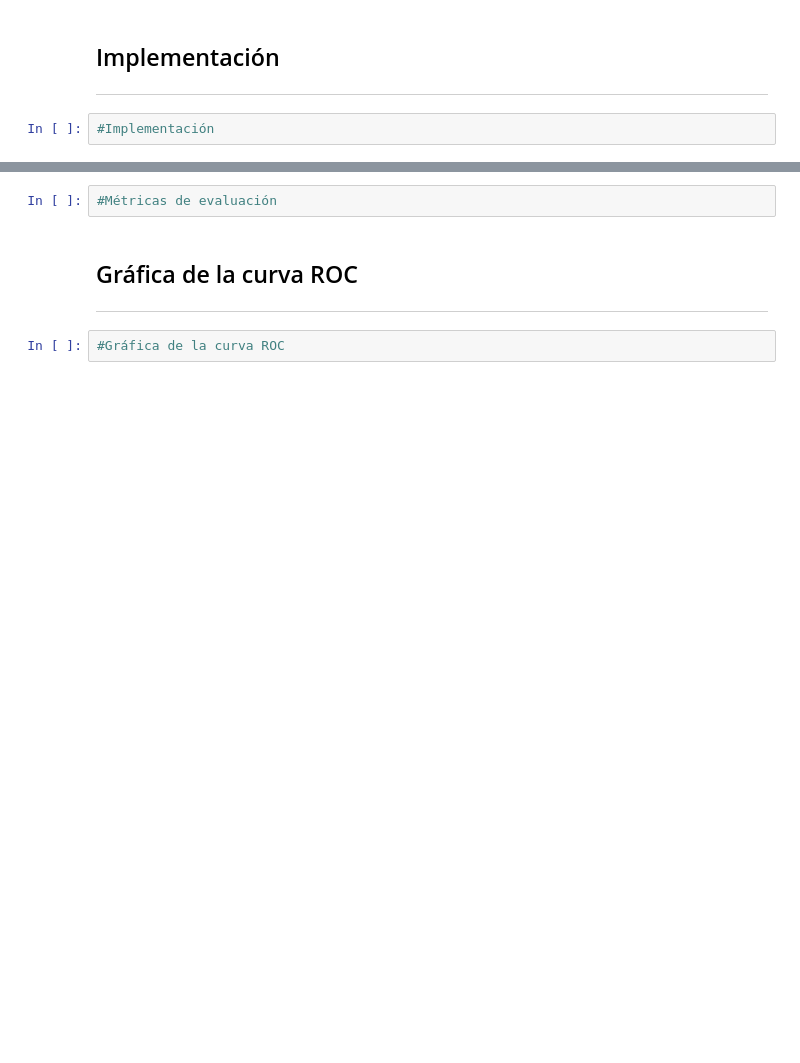
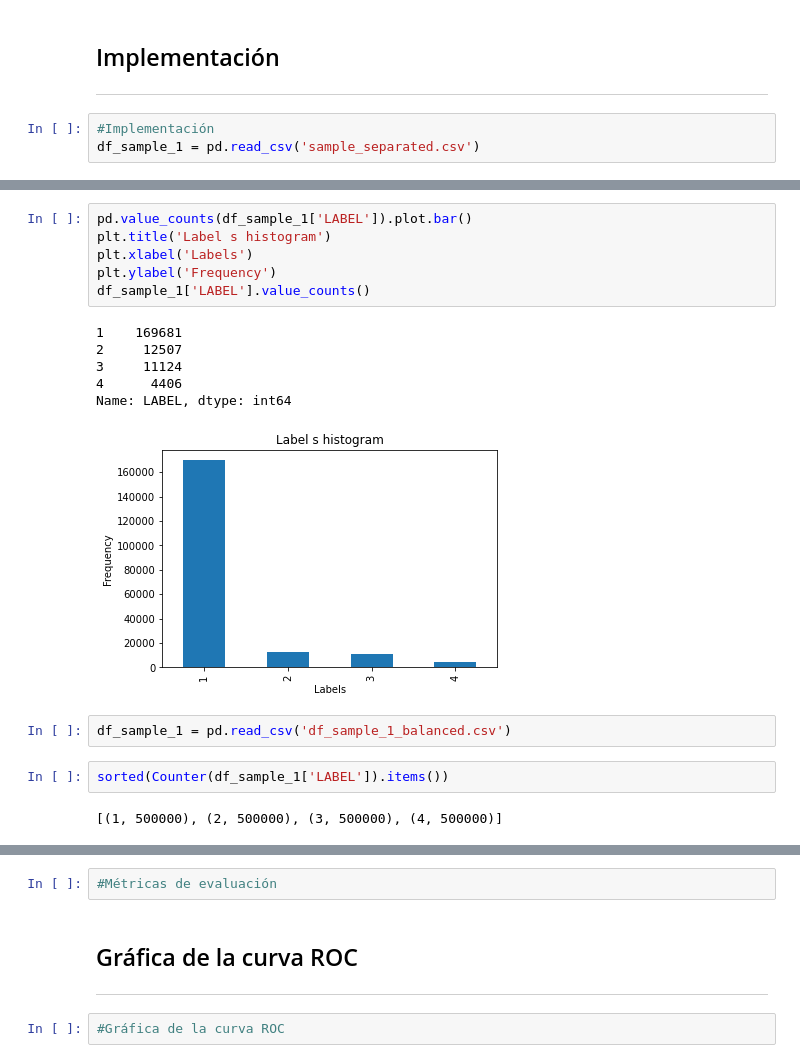
Before and after one commit to juanferdeleon/Proyecto-1-CC3094, a Jupyter notebook: Proyecto 1.ipynb, the cells around one changed output, grey strips where cells are left out. Cells and saved outputs as stored; diff of their text form; blank space fills up the shorter version.

```diff
--- a/Proyecto 1.ipynb
+++ b/Proyecto 1.ipynb
@@ -503,3 +520,4 @@ x.head(5)
 ---
 # %%
 #Implementación
+df_sample_1 = pd.read_csv('sample_separated.csv')
@@ -505,0 +541,19 @@ x.head(5)
+# %%
+pd.value_counts(df_sample_1['LABEL']).plot.bar()
+plt.title('Label s histogram')
+plt.xlabel('Labels')
+plt.ylabel('Frequency')
+df_sample_1['LABEL'].value_counts()
+# %% [output]
+1    169681
+2     12507
+3     11124
+4      4406
+Name: LABEL, dtype: int64
+[figure, added]
+# %%
+df_sample_1 = pd.read_csv('df_sample_1_balanced.csv')
+# %%
+sorted(Counter(df_sample_1['LABEL']).items())
+# %% [output]
+[(1, 500000), (2, 500000), (3, 500000), (4, 500000)]
```
Also changed, not shown: parts of 52 cells of this notebook.
